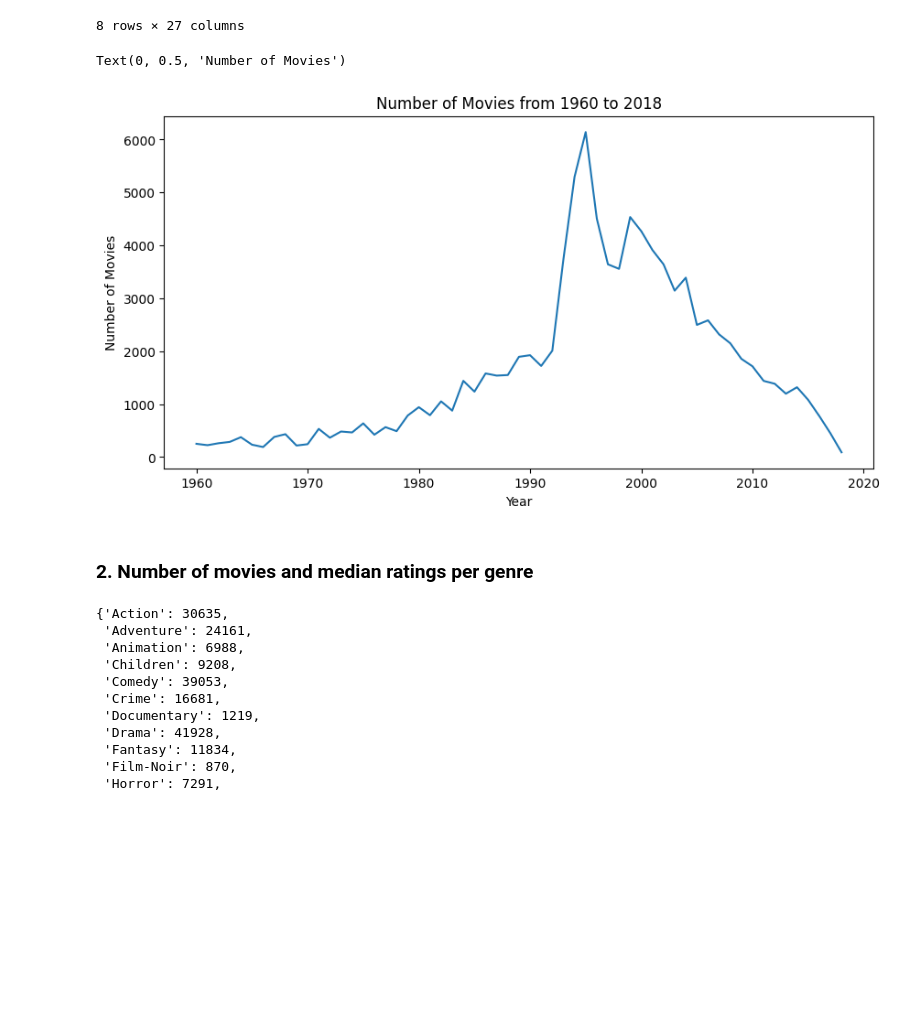
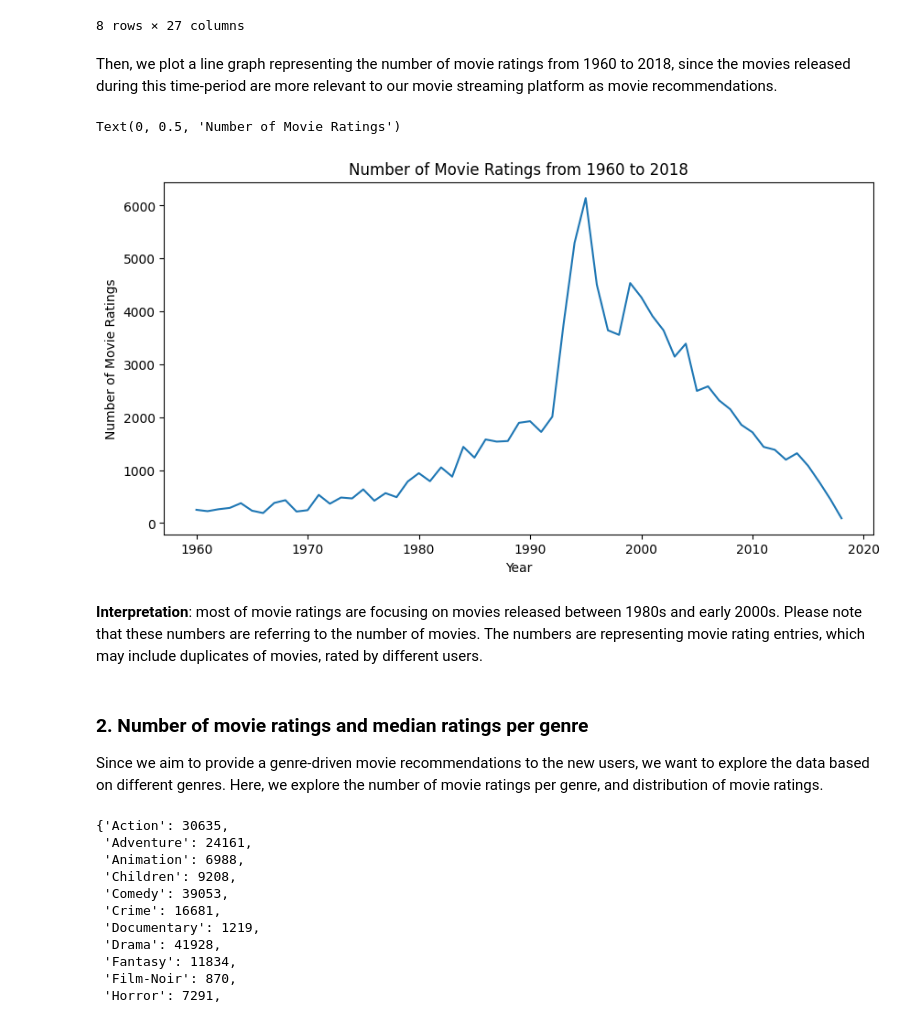
Before and after one commit to simonhui1/Recommendation_Systems, a Jupyter notebook: index.ipynb, the cells around one changed output. Saved outputs shown, nothing was run; the diff lists cells and outputs as text; code cells hidden in the pictures; blank space fills up the shorter version.

```diff
--- a/index.ipynb
+++ b/index.ipynb
@@ -248,23 +255,29 @@ movies.loc[movies['year'] == 0]
 | 99617 | 149334 | Nocturnal Animals | [Drama, Thriller] | 0 | 306 | 3.0 | 1518380372 | 0 | 0 | ... |
 | 100051 | 162414 | Moonlight | [Drama] | 0 | 462 | 5.0 | 1478489531 | 0 | 0 | ... |
 8 rows × 27 columns
+# %% [markdown]
+Then, we plot a line graph representing the number of movie ratings from 1960 to 2018, since the movies released during this time-period are more relevant to our movie streaming platform as movie recommendations.
 # %%
 # Line graph of number of movies per eyar from 1960 to 2018
 grouped_year = movies.loc[movies['year'] >= 1960].groupby("year")
 year_counts = dict(grouped_year['movieId'].count())
 
 fig, ax = plt.subplots(figsize=(10,5))
 x = year_counts.keys()
 y = year_counts.values()
 ax.plot(x, y)
-ax.set_title("Number of Movies from 1960 to 2018")
+ax.set_title("Number of Movie Ratings from 1960 to 2018")
 ax.set_xlabel("Year")
-ax.set_ylabel("Number of Movies")
+ax.set_ylabel("Number of Movie Ratings")
 # %% [output]
-Text(0, 0.5, 'Number of Movies')
+Text(0, 0.5, 'Number of Movie Ratings')
-[figure, old version]
+[figure, new version]
-# %% [markdown]
-### 2. Number of movies and median ratings per genre
+# %% [markdown]
+**Interpretation**: most of movie ratings are focusing on movies released between 1980s and early 2000s. Please note that these numbers are referring to the number of movies. The numbers are representing movie rating entries, which may include duplicates of movies, rated by different users.
+# %% [markdown]
+### 2. Number of movie ratings and median ratings per genre
+
+Since we aim to provide a genre-driven movie recommendations to the new users, we want to explore the data based on different genres. Here, we explore the number of movie ratings per genre, and distribution of movie ratings.
 # %%
 # Counts of ratings per each genre
 genre_count = {}
```
Also changed, not shown: parts of 40 cells of this notebook.
